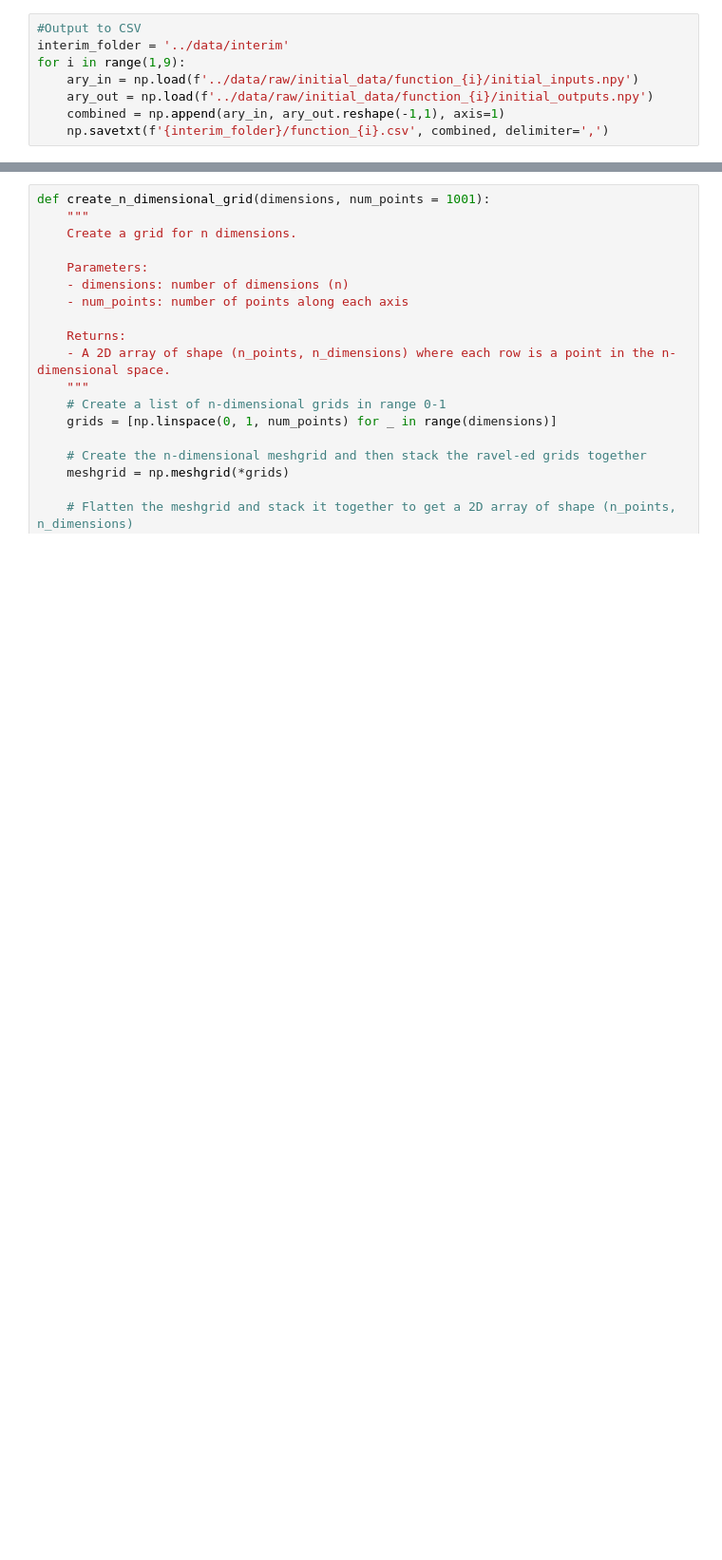
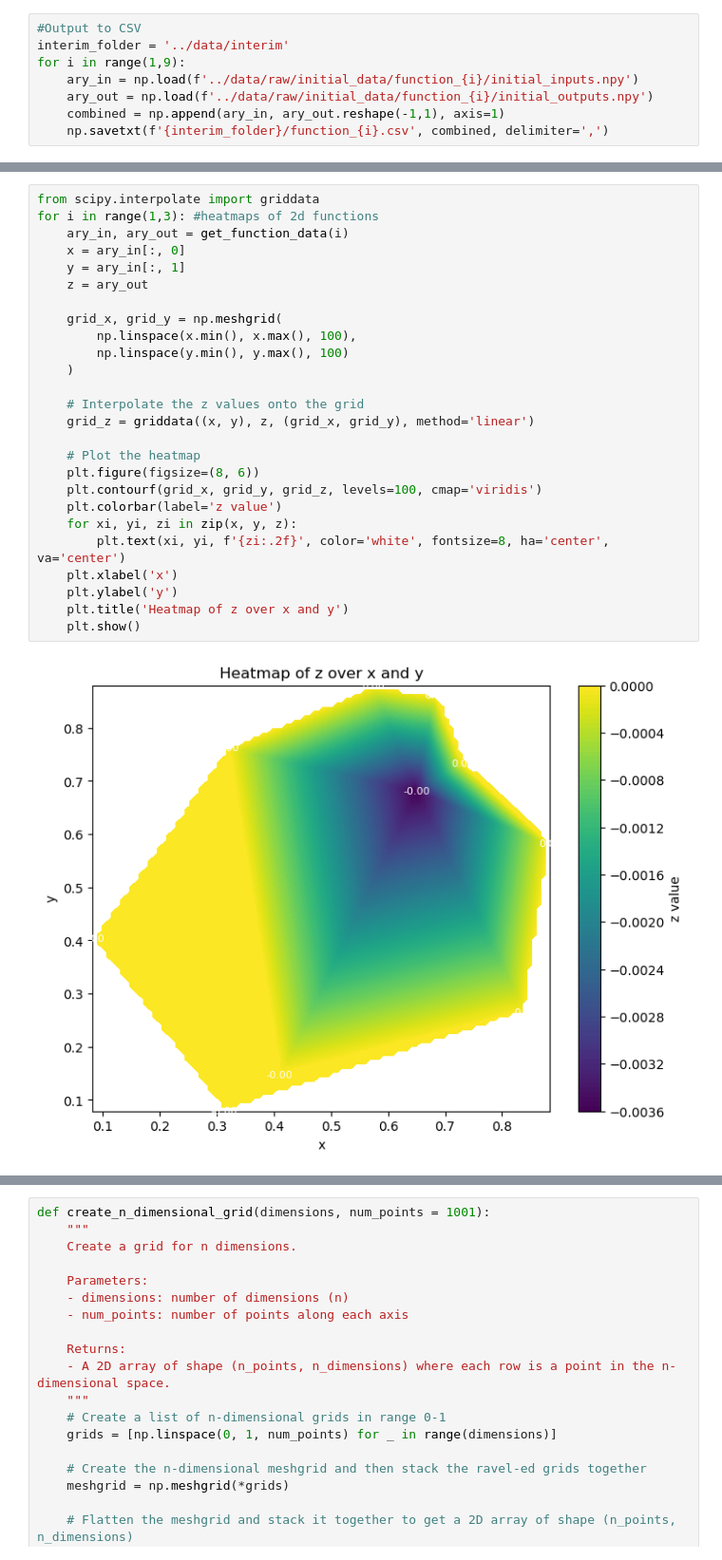
Before and after one commit to MBWestcott/MBBO, a Jupyter notebook: notebooks/0.01-mw-explore.ipynb, the cells around one changed output, grey strips where cells are left out. Shown: that part at 95% size. Saved outputs shown, nothing was run; the diff lists cells and outputs as text; blank space fills up the shorter version.

```diff
--- a/notebooks/0.01-mw-explore.ipynb
+++ b/notebooks/0.01-mw-explore.ipynb
@@ -46,0 +92,28 @@ for i in range(1,9):
+# %%
+from scipy.interpolate import griddata
+for i in range(1,3): #heatmaps of 2d functions
+    ary_in, ary_out = get_function_data(i)
+    x = ary_in[:, 0]
+    y = ary_in[:, 1]
+    z = ary_out
+
+    grid_x, grid_y = np.meshgrid(
+        np.linspace(x.min(), x.max(), 100),
+        np.linspace(y.min(), y.max(), 100)
+    )
+
+    # Interpolate the z values onto the grid
+    grid_z = griddata((x, y), z, (grid_x, grid_y), method='linear')
+
+    # Plot the heatmap
+    plt.figure(figsize=(8, 6))
+    plt.contourf(grid_x, grid_y, grid_z, levels=100, cmap='viridis')
+    plt.colorbar(label='z value')
+    for xi, yi, zi in zip(x, y, z):
+        plt.text(xi, yi, f'{zi:.2f}', color='white', fontsize=8, ha='center', va='center')
+    plt.xlabel('x')
+    plt.ylabel('y')
+    plt.title('Heatmap of z over x and y')
+    plt.show()
+# %% [output]
+[figure, added]
```
Also changed, not shown: parts of 8 cells of this notebook.
